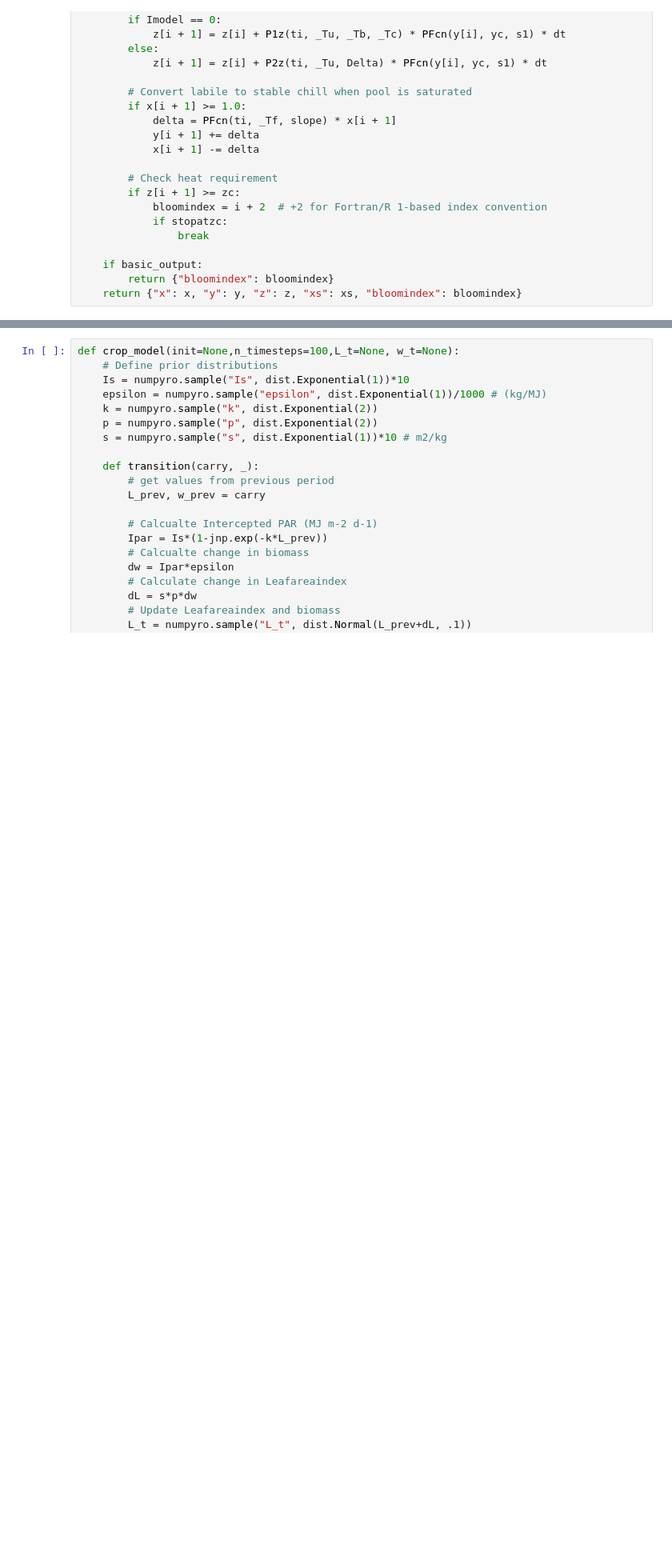
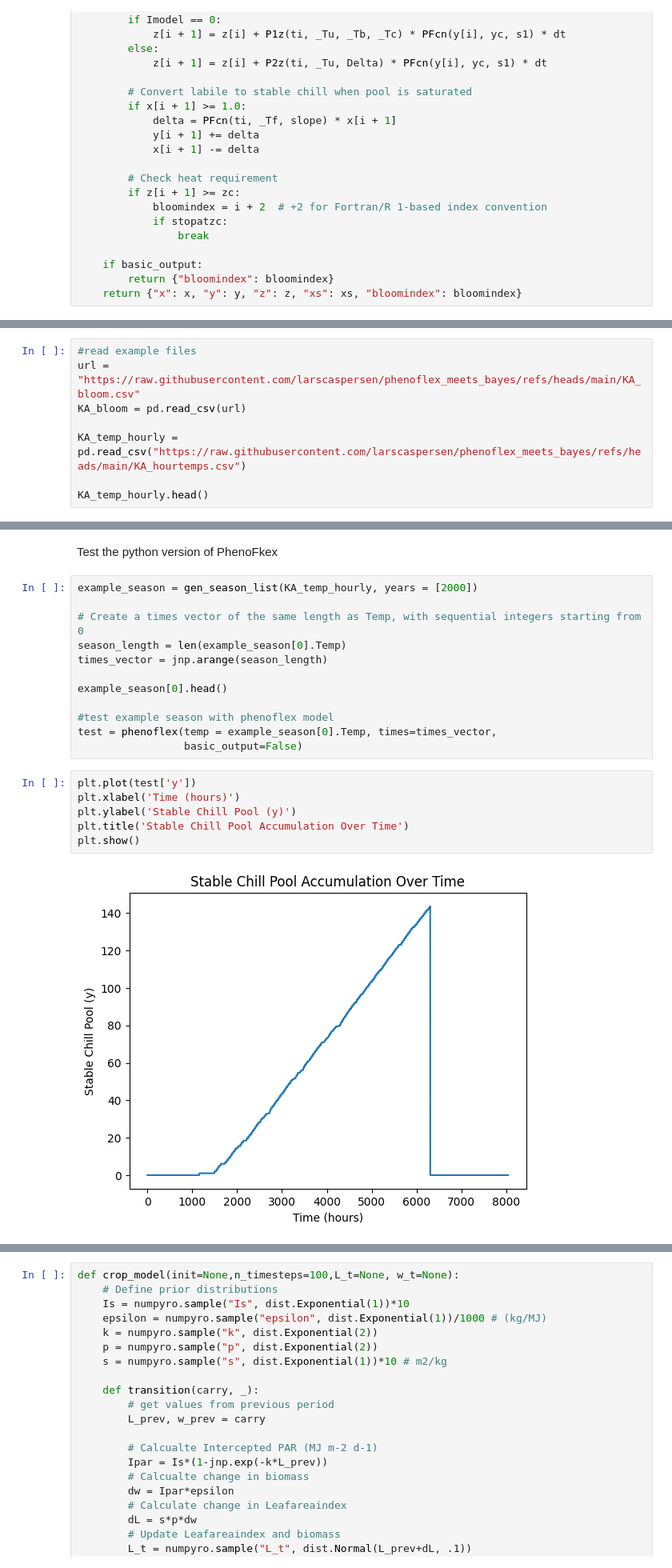
Before and after one commit to larscaspersen/phenoflex_meets_bayes, a Jupyter notebook: hybridmodel_phenoflex.ipynb, the cells around one changed output, grey strips where cells are left out. Shown at 80% size. Saved outputs shown, nothing was run; the diff lists cells and outputs as text; blank space fills up the shorter version.

Commit message:
smooth model added

```diff
--- a/hybridmodel_phenoflex.ipynb
+++ b/hybridmodel_phenoflex.ipynb
@@ -168,0 +173,8 @@ def phenoflex(
+# %%
+#read example files
+url = "https://raw.githubusercontent.com/larscaspersen/phenoflex_meets_bayes/refs/heads/main/KA_bloom.csv"
+KA_bloom = pd.read_csv(url)
+
+KA_temp_hourly = pd.read_csv("https://raw.githubusercontent.com/larscaspersen/phenoflex_meets_bayes/refs/heads/main/KA_hourtemps.csv")
+
+KA_temp_hourly.head()
@@ -168,0 +229,22 @@ def phenoflex(
+# %% [markdown]
+Test the python version of PhenoFkex
+# %%
+example_season = gen_season_list(KA_temp_hourly, years = [2000])
+
+# Create a times vector of the same length as Temp, with sequential integers starting from 0
+season_length = len(example_season[0].Temp)
+times_vector = jnp.arange(season_length)
+
+example_season[0].head()
+
+#test example season with phenoflex model
+test = phenoflex(temp = example_season[0].Temp, times=times_vector,
+                 basic_output=False)
+# %%
+plt.plot(test['y'])
+plt.xlabel('Time (hours)')
+plt.ylabel('Stable Chill Pool (y)')
+plt.title('Stable Chill Pool Accumulation Over Time')
+plt.show()
+# %% [output]
+[figure, added]
```
Also changed, not shown: parts of 20 cells of this notebook.
